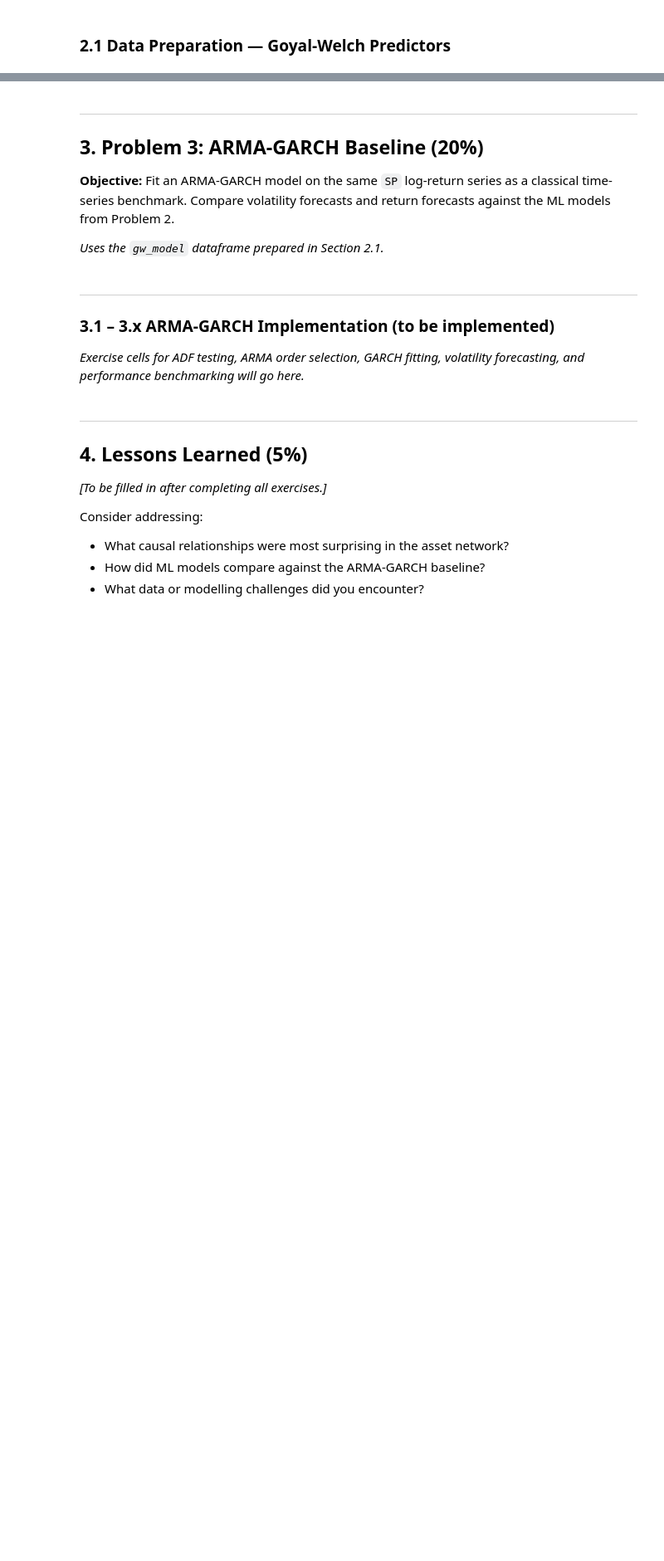
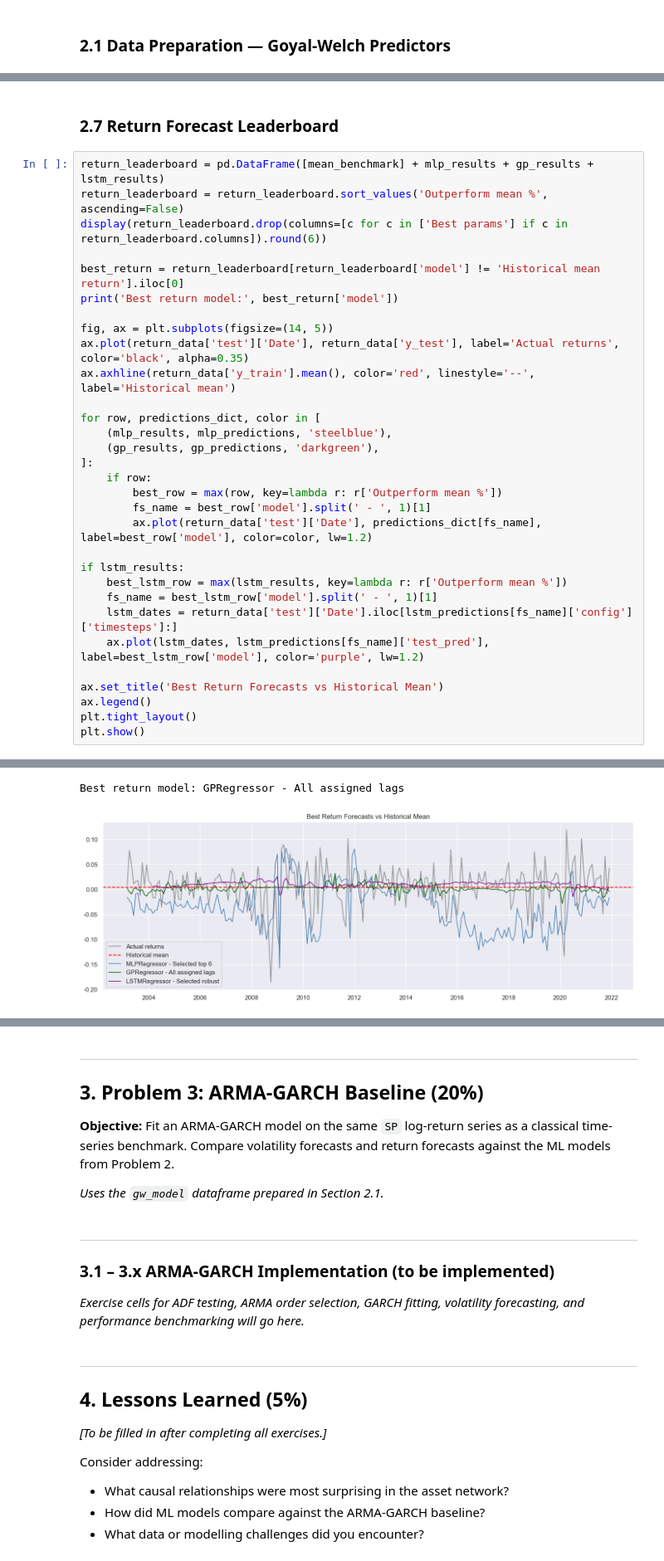
Before and after one commit to lucassalamancaf/ML_Finance, a Jupyter notebook: Hw1/HW1_Task1.ipynb, the cells around one changed output, grey strips where cells are left out. Shown at 83% size. Drawn from its saved outputs; the diff is of its cells as text; blank space fills up the shorter version.

```diff
--- a/Hw1/HW1_Task1.ipynb
+++ b/Hw1/HW1_Task1.ipynb
@@ -1639,0 +1175,34 @@ plt.show()
+# %% [markdown]
+### 2.7 Return Forecast Leaderboard
+# %%
+return_leaderboard = pd.DataFrame([mean_benchmark] + mlp_results + gp_results + lstm_results)
+return_leaderboard = return_leaderboard.sort_values('Outperform mean %', ascending=False)
+display(return_leaderboard.drop(columns=[c for c in ['Best params'] if c in return_leaderboard.columns]).round(6))
+
+best_return = return_leaderboard[return_leaderboard['model'] != 'Historical mean return'].iloc[0]
+print('Best return model:', best_return['model'])
+
+fig, ax = plt.subplots(figsize=(14, 5))
+ax.plot(return_data['test']['Date'], return_data['y_test'], label='Actual returns', color='black', alpha=0.35)
+ax.axhline(return_data['y_train'].mean(), color='red', linestyle='--', label='Historical mean')
+
+for row, predictions_dict, color in [
+    (mlp_results, mlp_predictions, 'steelblue'),
+    (gp_results, gp_predictions, 'darkgreen'),
+]:
+    if row:
+        best_row = max(row, key=lambda r: r['Outperform mean %'])
+        fs_name = best_row['model'].split(' - ', 1)[1]
+        ax.plot(return_data['test']['Date'], predictions_dict[fs_name], label=best_row['model'], color=color, lw=1.2)
+
+if lstm_results:
+    best_lstm_row = max(lstm_results, key=lambda r: r['Outperform mean %'])
+    fs_name = best_lstm_row['model'].split(' - ', 1)[1]
+    lstm_dates = return_data['test']['Date'].iloc[lstm_predictions[fs_name]['config']['timesteps']:]
+    ax.plot(lstm_dates, lstm_predictions[fs_name]['test_pred'], label=best_lstm_row['model'], color='purple', lw=1.2)
+
+ax.set_title('Best Return Forecasts vs Historical Mean')
+ax.legend()
+plt.tight_layout()
+plt.show()
+# %% [output]
@@ -1639,0 +1219,2 @@ plt.show()
+Best return model: GPRegressor - All assigned lags
+[figure, added]
```
Also changed, not shown: parts of 61 cells of this notebook, 7 other files.
